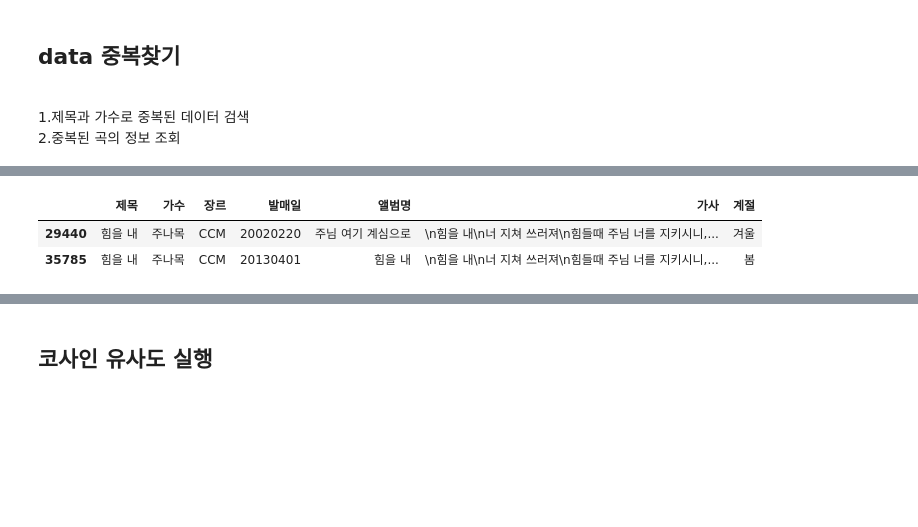
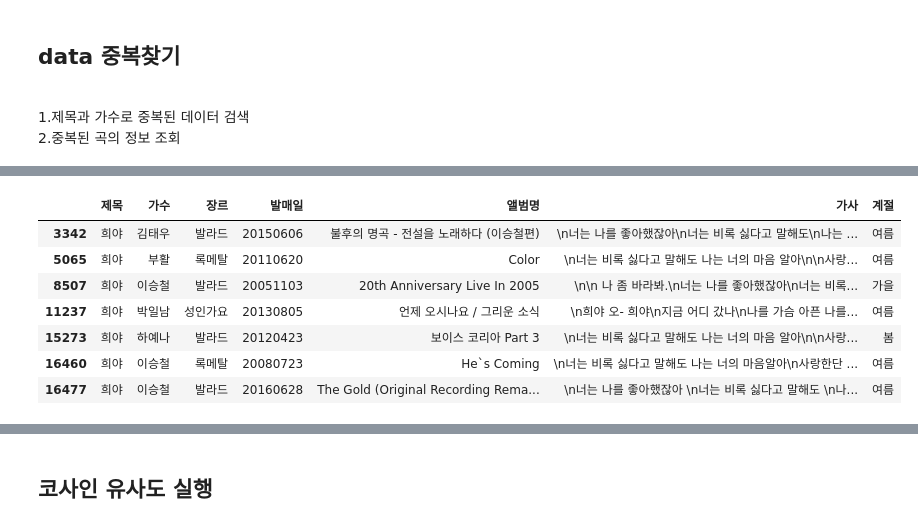
Before and after one commit to pparkcoder/Personalized-Recommend-with-python, a Jupyter notebook: CODE/음악추천수정본 (확인).ipynb, the cells around one changed output, grey strips where cells are left out. Saved outputs shown, nothing was run; the diff lists cells and outputs as text; code cells hidden in the pictures; blank space fills up the shorter version.

```diff
--- a/CODE/음악추천수정본 (확인).ipynb
+++ b/CODE/음악추천수정본 (확인).ipynb
@@ -166,11 +221,16 @@ df_sorted_by_values
 # %%
-is_title_dup = data['제목'] == '힘을 내'
+is_title_dup = data['제목'] == '희야'
 title_dup = data[is_title_dup]
 title_dup
 # %% [output]
 |  | 제목 | 가수 | 장르 | 발매일 | 앨범명 | 가사 | 계절 |
-| 29440 | 힘을 내 | 주나목 | CCM | 20020220 | 주님 여기 계심으로 | \n힘을 내\n너 지쳐 쓰러져\n힘들때 주님 너를 지키시니,... | 겨울 |
-| 35785 | 힘을 내 | 주나목 | CCM | 20130401 | 힘을 내 | \n힘을 내\n너 지쳐 쓰러져\n힘들때 주님 너를 지키시니,... | 봄 |
+| 3342 | 희야 | 김태우 | 발라드 | 20150606 | 불후의 명곡 - 전설을 노래하다 (이승철편) | \n너는 나를 좋아했잖아\n너는 비록 싫다고 말해도\n나는 ... | 여름 |
+| 5065 | 희야 | 부활 | 록메탈 | 20110620 | Color | \n너는 비록 싫다고 말해도 나는 너의 마음 알아\n\n사랑... | 여름 |
+| 8507 | 희야 | 이승철 | 발라드 | 20051103 | 20th Anniversary Live In 2005 | \n\n 나 좀 바라봐.\n너는 나를 좋아했잖아\n너는 비록... | 가을 |
+| 11237 | 희야 | 박일남 | 성인가요 | 20130805 | 언제 오시나요 / 그리운 소식 | \n희야 오- 희야\n지금 어디 갔나\n나를 가슴 아픈 나를... | 여름 |
+| 15273 | 희야 | 하예나 | 발라드 | 20120423 | 보이스 코리아 Part 3 | \n너는 비록 싫다고 말해도 나는 너의 마음 알아\n\n사랑... | 봄 |
+| 16460 | 희야 | 이승철 | 록메탈 | 20080723 | He`s Coming | \n너는 비록 싫다고 말해도 나는 너의 마음알아\n사랑한단 ... | 여름 |
+| 16477 | 희야 | 이승철 | 발라드 | 20160628 | The Gold (Original Recording Rema... | \n너는 나를 좋아했잖아 \n너는 비록 싫다고 말해도 \n나... | 여름 |
 # %%
 data.index
 # %% [output]
```
Also changed, not shown: parts of 17 cells of this notebook.
